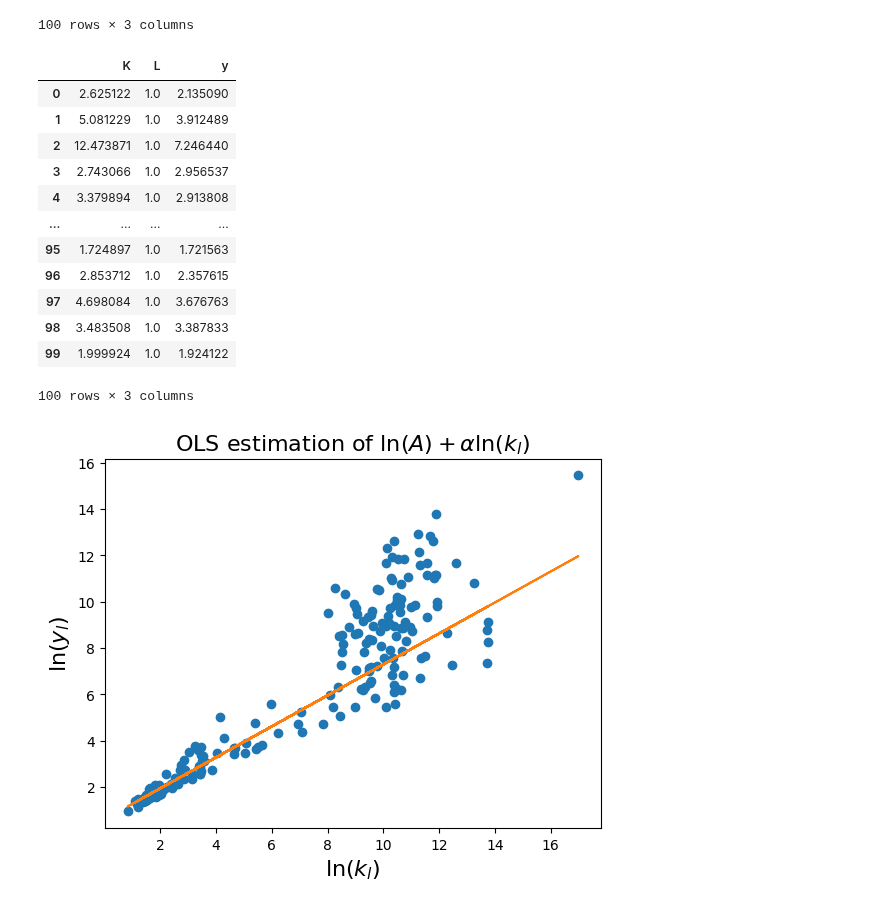
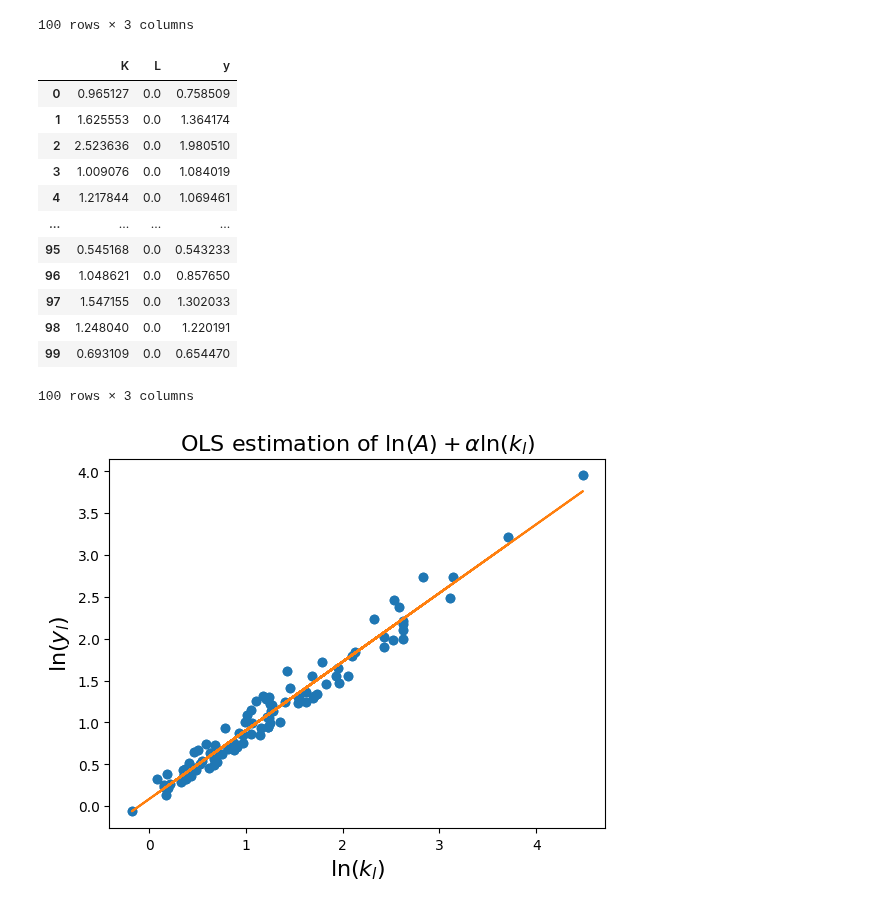
Before and after one commit to it-ces/PUBLIC-AI, a Jupyter notebook: REGRESION/LABS/Introducción_Problem_OLS.ipynb, the cells around one changed output. Drawn from its saved outputs; the diff is of its cells as text; code cells hidden in the pictures.

```diff
--- a/REGRESION/LABS/Introducción_Problem_OLS.ipynb
+++ b/REGRESION/LABS/Introducción_Problem_OLS.ipynb
@@ -65,39 +65,40 @@ df
 df_l = df.copy()
 # %%
 df_l  = df_l.apply(lambda row: row/df_l['L'])
+df_l  = df_l.apply(lambda x: np.log(x))
 # %%
 df_l
 # %% [output]
 |  | K | L | y |
-| 0 | 2.625122 | 1.0 | 2.135090 |
-| 1 | 5.081229 | 1.0 | 3.912489 |
-| 2 | 12.473871 | 1.0 | 7.246440 |
-| 3 | 2.743066 | 1.0 | 2.956537 |
-| 4 | 3.379894 | 1.0 | 2.913808 |
+| 0 | 0.965127 | 0.0 | 0.758509 |
+| 1 | 1.625553 | 0.0 | 1.364174 |
+| 2 | 2.523636 | 0.0 | 1.980510 |
+| 3 | 1.009076 | 0.0 | 1.084019 |
+| 4 | 1.217844 | 0.0 | 1.069461 |
 | ... | ... | ... | ... |
-| 95 | 1.724897 | 1.0 | 1.721563 |
-| 96 | 2.853712 | 1.0 | 2.357615 |
-| 97 | 4.698084 | 1.0 | 3.676763 |
-| 98 | 3.483508 | 1.0 | 3.387833 |
-| 99 | 1.999924 | 1.0 | 1.924122 |
+| 95 | 0.545168 | 0.0 | 0.543233 |
+| 96 | 1.048621 | 0.0 | 0.857650 |
+| 97 | 1.547155 | 0.0 | 1.302033 |
+| 98 | 1.248040 | 0.0 | 1.220191 |
+| 99 | 0.693109 | 0.0 | 0.654470 |
 100 rows × 3 columns
 # %%
 df_l.drop(df_l[df_l['K']>22].index, inplace=True)
 # %%
 import matplotlib.pyplot as plt
-plt.scatter(df['K'], df['y'])
+plt.scatter(df_l['K'], df_l['y'])
 x = df_l['K']
 y = df_l['y']
 #create basic scatterplot
 plt.plot(x, y, 'o')
 #obtain m (slope) and b(intercept) of linear regression line
 m, b = np.polyfit(x, y, 1)
 #add linear regression line to scatterplot
 plt.plot(x, m*x+b)
 
 plt.title(r'OLS estimation of $\ln(A) + \alpha \ln(k_{l})$', fontsize=16)
 plt.xlabel(r'$\ln(k_{l})$', fontsize=16)
 plt.ylabel(r'$\ln(y_{l})$', fontsize=16)
 plt.savefig("production.eps")
 # %% [output]
-[figure, old version]
+[figure, new version]
```
Also changed, not shown: parts of 4 cells of this notebook.
